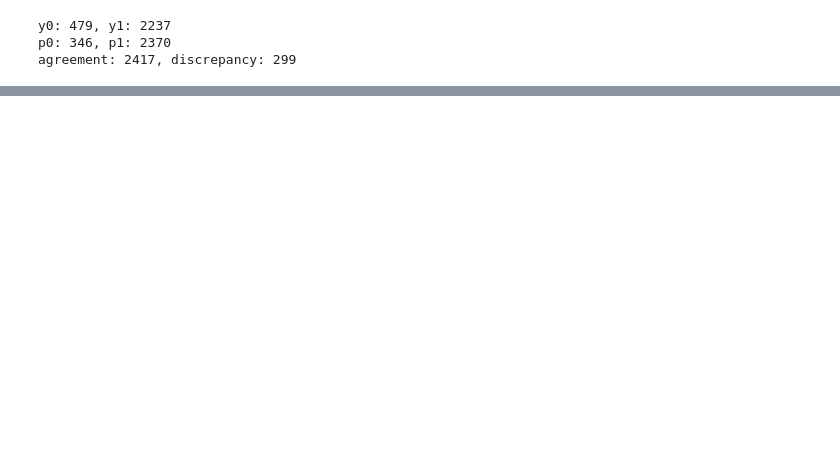
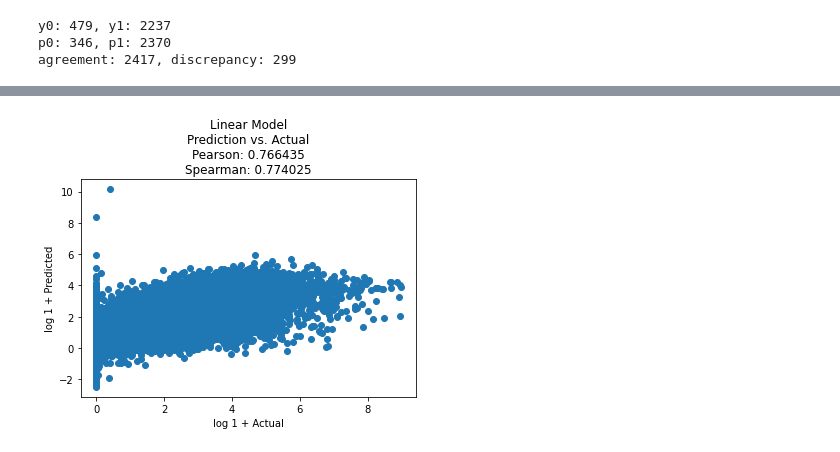
Before and after one commit to asiahpirani/plant_histone_modification, a Jupyter notebook: random_forest_test.ipynb, the cells around one changed output, grey strips where cells are left out. Drawn from its saved outputs; the diff is of its cells as text; code cells hidden in the pictures; blank space fills up the shorter version.

```diff
--- a/random_forest_test.ipynb
+++ b/random_forest_test.ipynb
@@ -195,0 +272,11 @@ agreement: 2417, discrepancy: 299
+# %%
+cc = np.corrcoef(all_linear_tests, all_linear_predictions)
+ss = spearmanr(all_linear_tests, all_linear_predictions)
+
+plt.scatter(all_linear_tests, all_linear_predictions)
+plt.xlabel('log 1 + Actual')
+plt.ylabel('log 1 + Predicted')
+plt.title('Linear Model\nPrediction vs. Actual\nPearson: %f\nSpearman: %f' % (cc[0,1], ss.correlation))
+plt.show()
+# %% [output]
+[figure, added]
```
Also changed, not shown: parts of 12 cells of this notebook.
